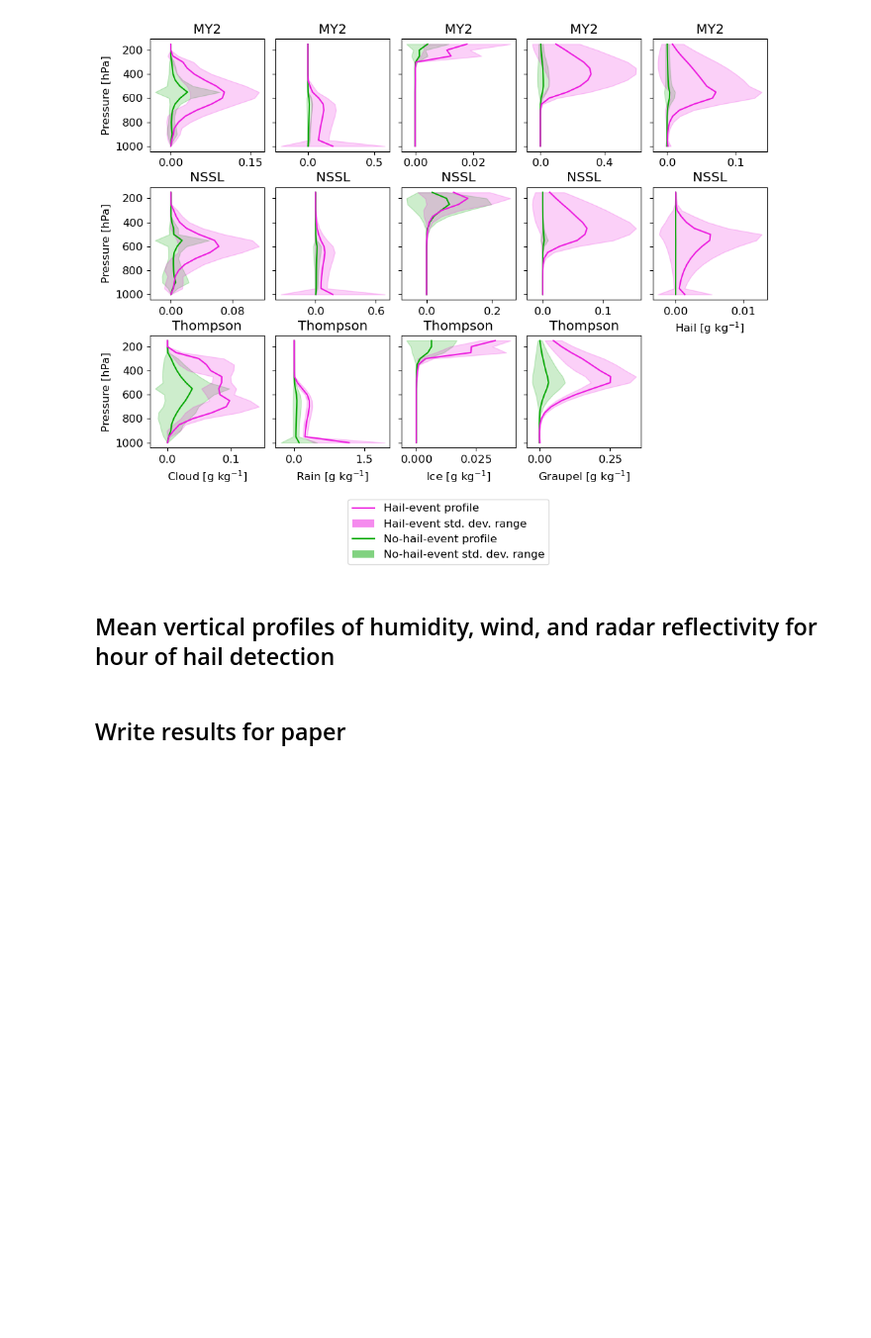
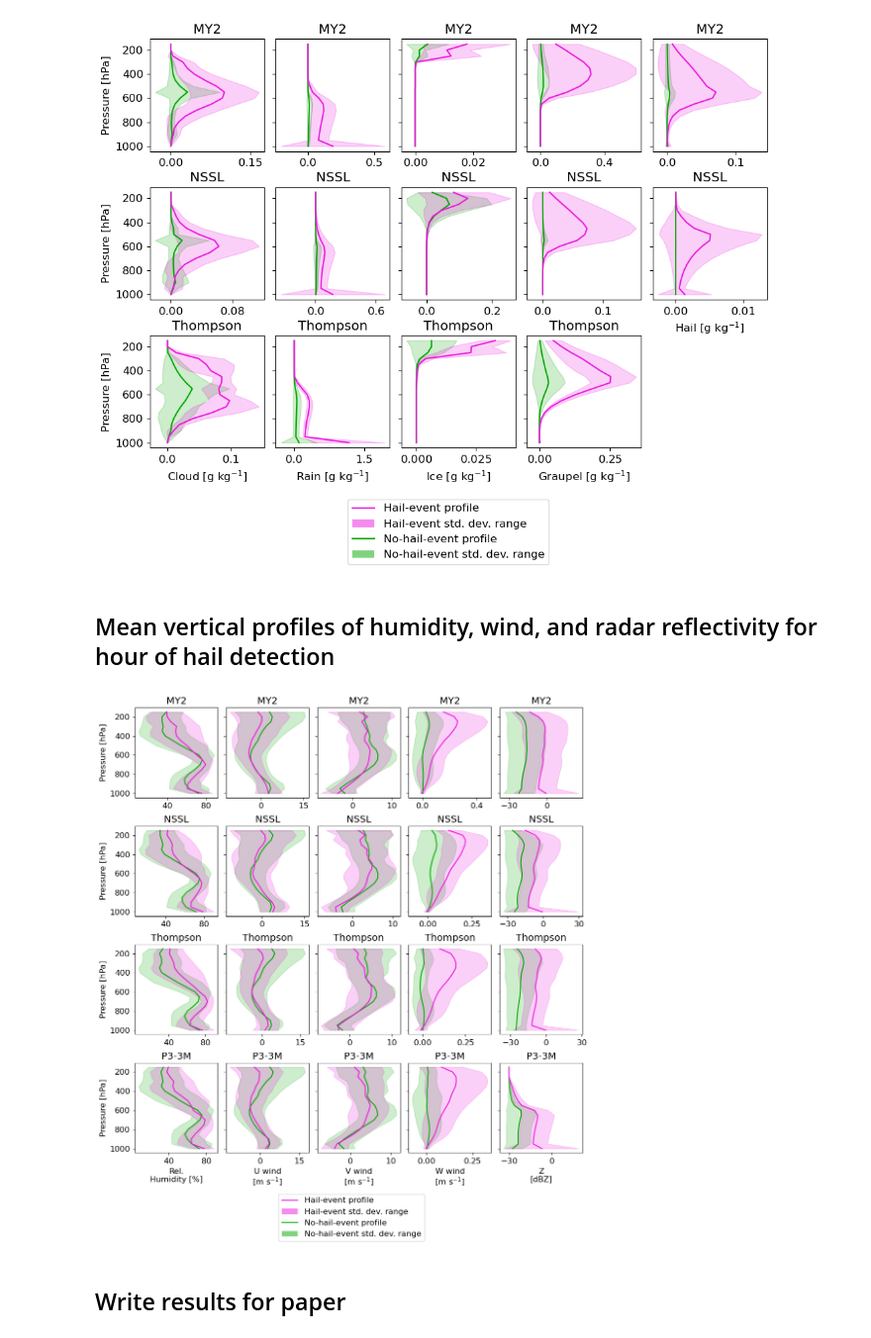
Before and after one commit to traupach/aus_tropics_hail, a Jupyter notebook: analysis/aus_tropics_hail.ipynb, the cells around one changed output. Shown at 99% size. Cells and saved outputs as stored; diff of their text form; code cells hidden in the pictures; blank space fills up the shorter version.

Commit message:
New profile figures.

```diff
--- a/analysis/aus_tropics_hail.ipynb
+++ b/analysis/aus_tropics_hail.ipynb
@@ -423,13 +423,15 @@ nh.comp_profiles(
 # %%
 nh.comp_profiles(
     dat=spatial_means,
     variables=['rh_at_p', 'u_at_p', 'v_at_p', 'w_at_p', 'dbz_at_p'],
     varnames={
         'rh_at_p': 'Rel.\nHumidity [%]',
         'u_at_p': 'U wind\n[m s$^{-1}$]',
         'v_at_p': 'V wind\n[m s$^{-1}$]',
         'w_at_p': 'W wind\n[m s$^{-1}$]',
         'dbz_at_p': 'Z\n[dBZ]',
     },
-    file='paper/figures/profiles.pdf',
+    file='paper/figures/profiles_hailcast.pdf',
 )
+# %% [output]
+[figure, added]
```
Also changed, not shown: parts of 1 cell of this notebook, 3 other files.
